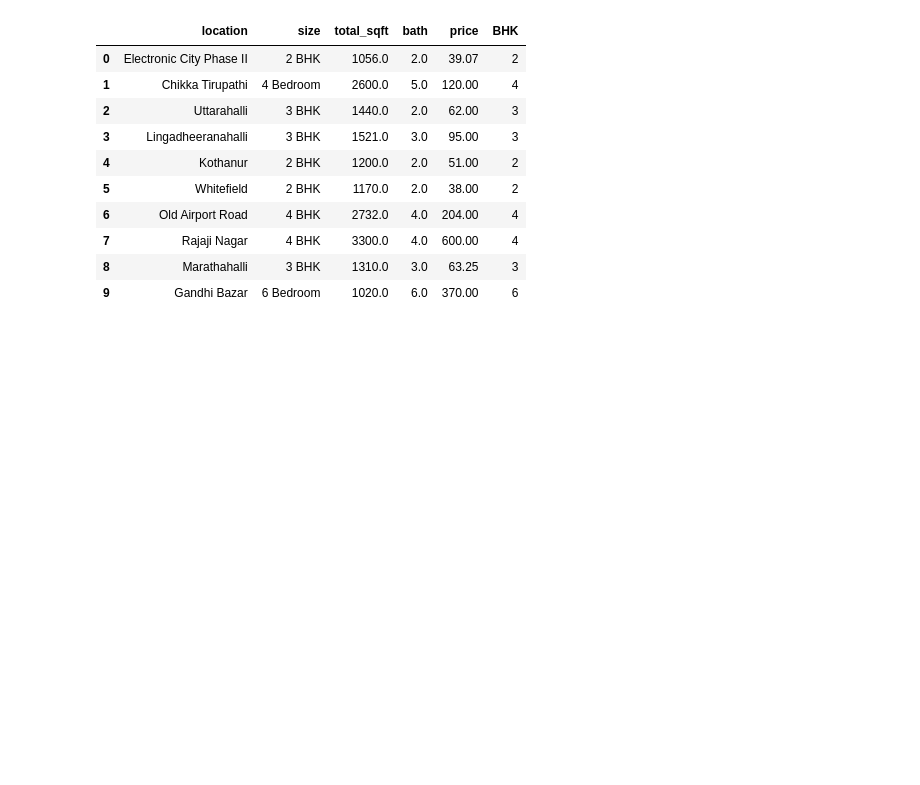
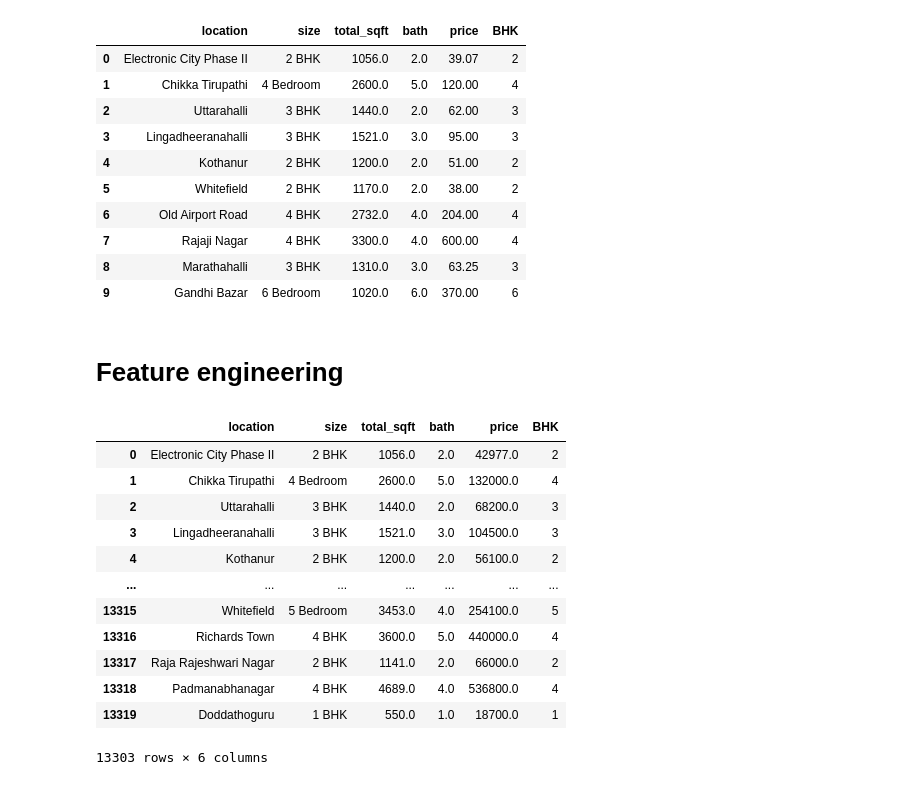
Before and after one commit to daidan3k/LearningAI, a Jupyter notebook: projects/01-real-state-price-prediction.ipynb, the cells around one changed output. Cells and saved outputs as stored; diff of their text form; code cells hidden in the pictures; blank space fills up the shorter version.

Commit message:
Feature engineering

```diff
--- a/projects/01-real-state-price-prediction.ipynb
+++ b/projects/01-real-state-price-prediction.ipynb
@@ -201,3 +205,23 @@ df.head(10)
 | 7 | Rajaji Nagar | 4 BHK | 3300.0 | 4.0 | 600.00 | 4 |
 | 8 | Marathahalli | 3 BHK | 1310.0 | 3.0 | 63.25 | 3 |
 | 9 | Gandhi Bazar | 6 Bedroom | 1020.0 | 6.0 | 370.00 | 6 |
+# %% [markdown]
+# Feature engineering
+# %%
+# Convert Lakh Rupees to Euros
+df['price'] = df['price'] * 100000 * 0.011
+df
+# %% [output]
+|  | location | size | total_sqft | bath | price | BHK |
+| 0 | Electronic City Phase II | 2 BHK | 1056.0 | 2.0 | 42977.0 | 2 |
+| 1 | Chikka Tirupathi | 4 Bedroom | 2600.0 | 5.0 | 132000.0 | 4 |
+| 2 | Uttarahalli | 3 BHK | 1440.0 | 2.0 | 68200.0 | 3 |
+| 3 | Lingadheeranahalli | 3 BHK | 1521.0 | 3.0 | 104500.0 | 3 |
+| 4 | Kothanur | 2 BHK | 1200.0 | 2.0 | 56100.0 | 2 |
+| ... | ... | ... | ... | ... | ... | ... |
+| 13315 | Whitefield | 5 Bedroom | 3453.0 | 4.0 | 254100.0 | 5 |
+| 13316 | Richards Town | 4 BHK | 3600.0 | 5.0 | 440000.0 | 4 |
+| 13317 | Raja Rajeshwari Nagar | 2 BHK | 1141.0 | 2.0 | 66000.0 | 2 |
+| 13318 | Padmanabhanagar | 4 BHK | 4689.0 | 4.0 | 536800.0 | 4 |
+| 13319 | Doddathoguru | 1 BHK | 550.0 | 1.0 | 18700.0 | 1 |
+13303 rows × 6 columns
```
Also changed, not shown: parts of 5 cells of this notebook.
